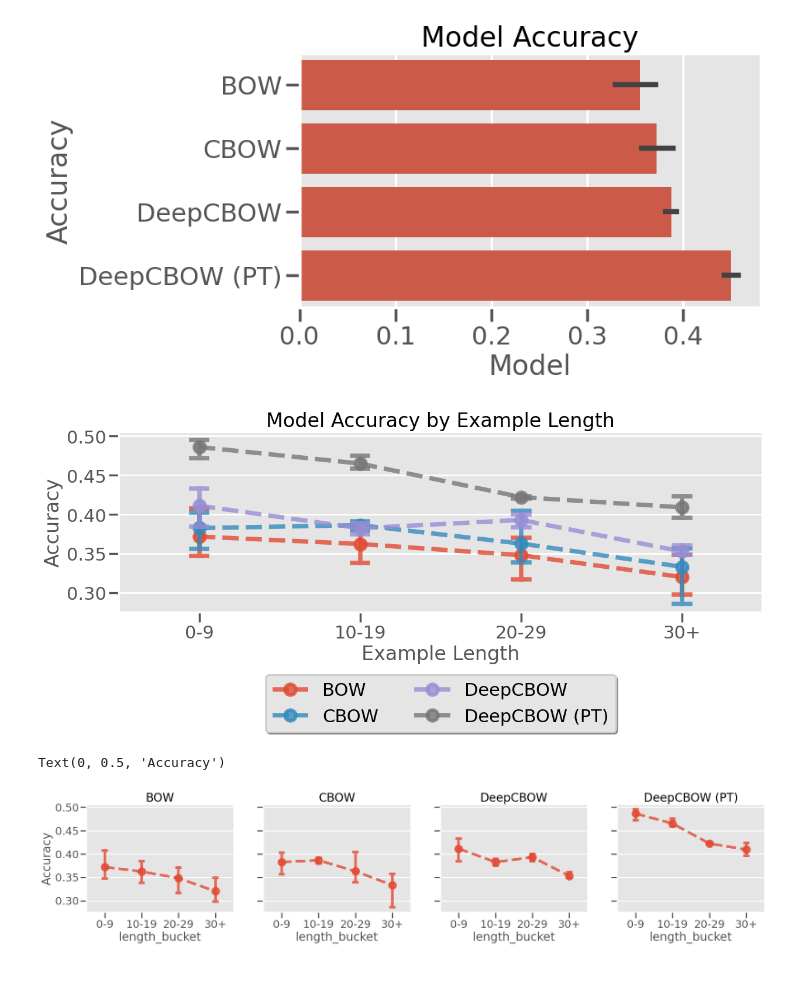
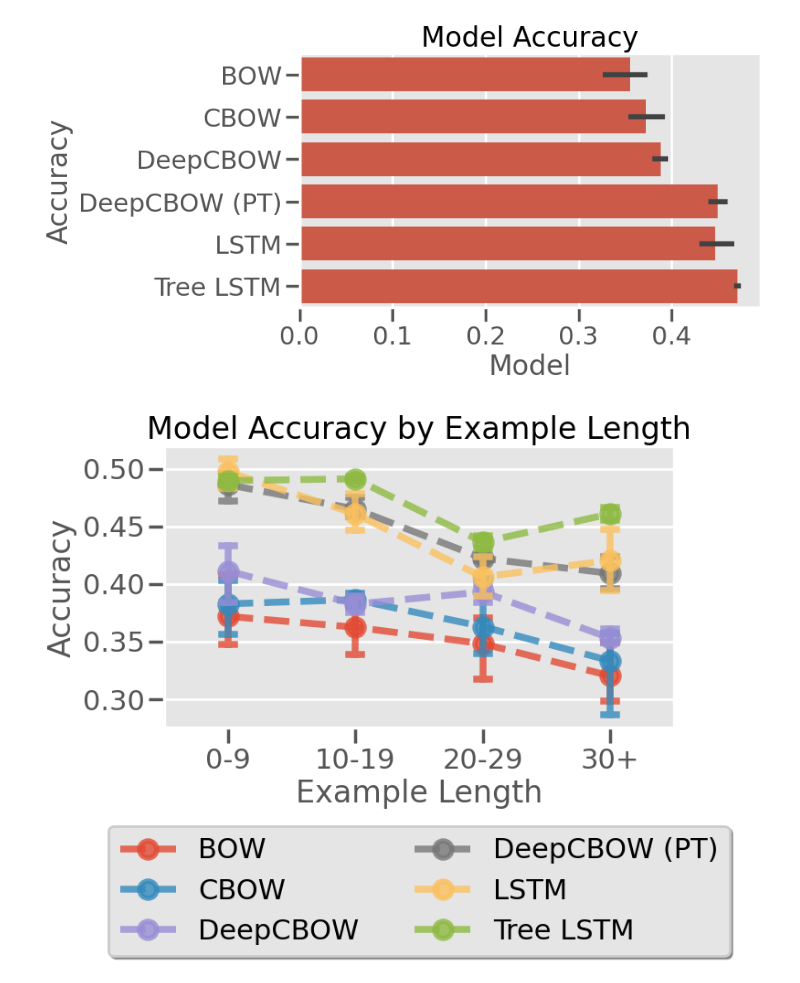
Before and after one commit to Joselgc1/NLP1-Labs, a Jupyter notebook: plots_practical_2.ipynb, the cells around one changed output. Drawn from its saved outputs; the diff is of its cells as text; code cells hidden in the pictures.

Commit message:
Include new plots with additional LSTM runs

```diff
--- a/plots_practical_2.ipynb
+++ b/plots_practical_2.ipynb
@@ -6,7 +6,7 @@ import numpy as np
 import pandas as pd
 import seaborn as sns
 
-# plt.style.use("seaborn")
+plt.style.use("ggplot")
 sns.set_context("poster")
 # %%
 dfs = []
@@ -21,7 +21,11 @@ input_df["length_bucket"] = pd.cut(
     labels=["0-9", "10-19", "20-29", "30+"]
 )
 input_df["model"] = input_df["model"].replace({
-    "PTDeepCBOW": "DeepCBOW (PT)",})
+    "PTDeepCBOW": "DeepCBOW (PT)",
+    "LSTMClassifier": "LSTM",
+    "TreeLSTMClassifier": "Tree LSTM",
+    }
+    )
 # %%
 plotting_df = input_df.groupby(["model", "timestamp"])["correct"].mean().reset_index()
 
@@ -35,61 +39,29 @@ ax.set_xlabel("Model")
 
 fig.savefig("plots/model_accuracy.png", bbox_inches="tight")
 # %% [output]
-[figure, old version]
+[figure, new version]
 # %%
-fig, ax = plt.subplots(figsize=(14.2, 4))
+fig, ax = plt.subplots(figsize=(7.2, 4))
 
 plotting_df = input_df.groupby(["model", "timestamp", "length_bucket"])["correct"].mean().reset_index()
 sns.pointplot(
     data=plotting_df,
     x="length_bucket",
     y="correct",
     markers='o',
     capsize=0.1,
     linestyles="--",
     hue="model",
     alpha=0.8
 )
 
 ax.set_title("Model Accuracy by Example Length")
 ax.set_ylabel("Accuracy")
 ax.set_xlabel("Example Length")
 
 # Place legend below the plot horizontally
 ax.legend(loc='upper center', bbox_to_anchor=(0.5, -0.3), shadow=True, ncol=2)
 
 fig.savefig("plots/acc_vs_length.png", bbox_inches="tight")
 # %% [output]
-[figure, old version]
+[figure, new version]
-# %%
-fig, ax = plt.subplots(figsize=(25, 4), ncols=4, sharey=True, sharex=True)
-
-plotting_df = input_df.groupby(["model", "timestamp", "length_bucket"])["correct"].mean().reset_index()
-
-for idx, model in enumerate(plotting_df["model"].unique()):
-
-    sns.pointplot(
-        data=plotting_df[plotting_df["model"] == model],
-        x="length_bucket",
-        y="correct",
-        markers='o',
-        capsize=0.1,
-        linestyles="--",
-        # hue="model",
-        alpha=0.8,
-        ax=ax[idx]
-    )
-    ax[idx].set_title(f"{model}")
-
-    # ax.set_title("Model Accuracy by Example Length")
-    # ax.set_ylabel("Accuracy")
-    # ax.set_xlabel("Example Length")
-
-    # # Place legend below the plot horizontally
-    # ax.legend(loc='upper center', bbox_to_anchor=(0.5, -0.3), shadow=True, ncol=2)
-
-    # fig.savefig("plots/acc_vs_length.png", bbox_inches="tight")
-ax[0].set_ylabel("Accuracy")
-# %% [output]
-Text(0, 0.5, 'Accuracy')
-[figure, removed]
```
Also changed, not shown: parts of 1 cell of this notebook, 4 other files.
